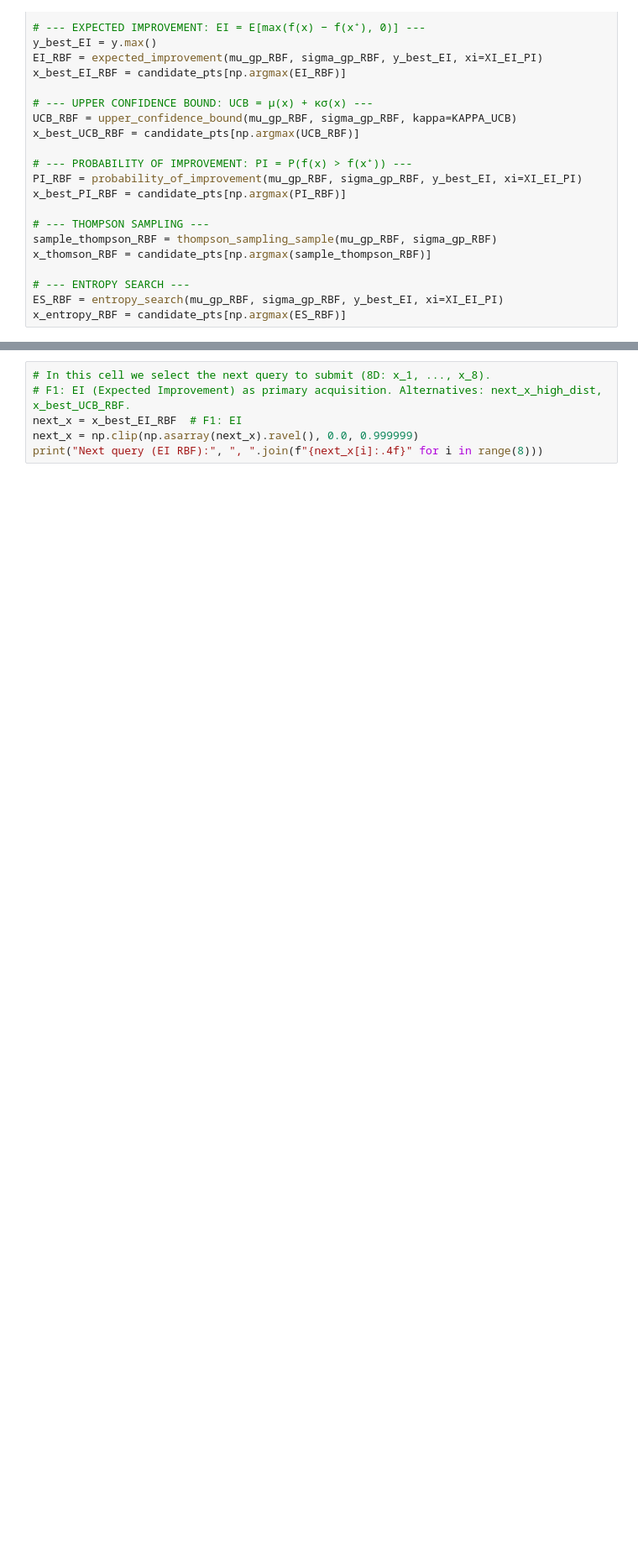
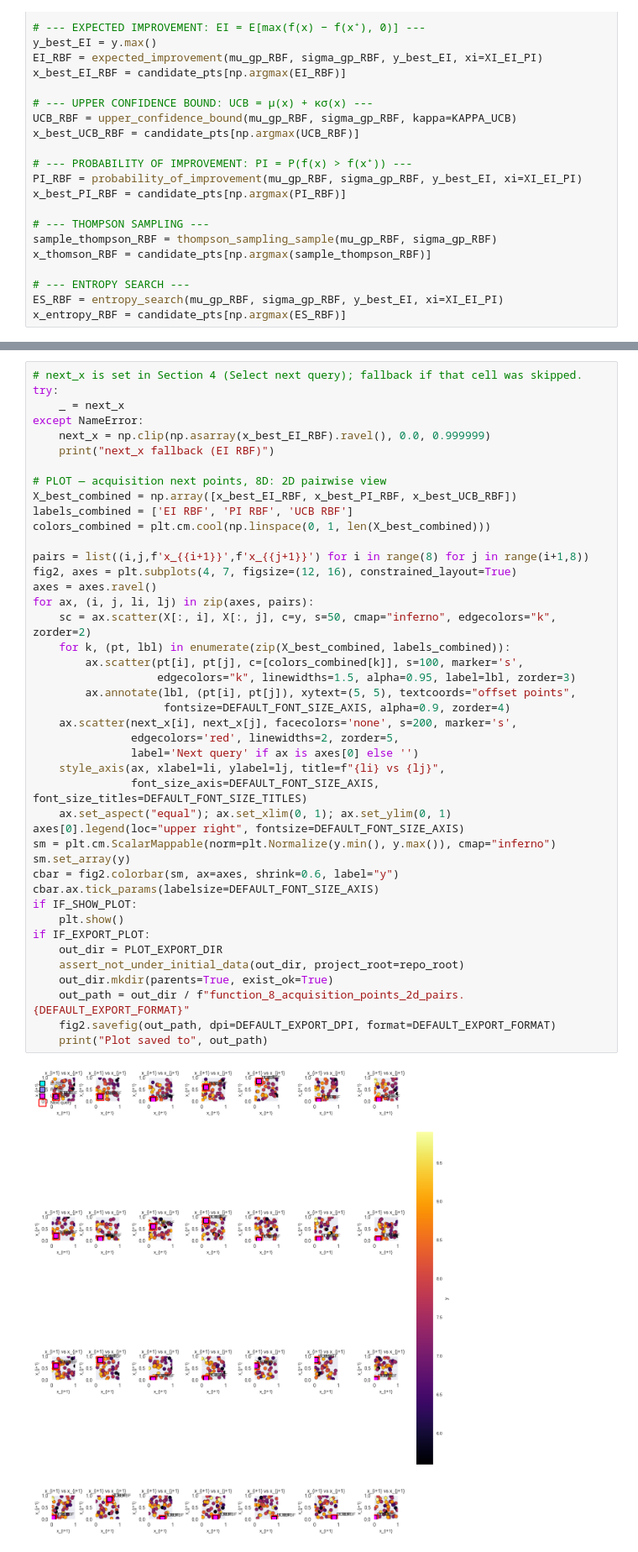
Before and after one commit to karefyllidis/black-box-optimization, a Jupyter notebook: notebooks/function_8_High-dimensional-ML-Model.ipynb, the cells around one changed output, grey strips where cells are left out. Shown at 84% size. Saved outputs shown, nothing was run; the diff lists cells and outputs as text; blank space fills up the shorter version.

```diff
--- a/notebooks/function_8_High-dimensional-ML-Model.ipynb
+++ b/notebooks/function_8_High-dimensional-ML-Model.ipynb
@@ -281,6 +389,45 @@ Pick the next input to submit. **EI RBF** (Expected Improvement with RBF kernel)
-# %%
-# In this cell we select the next query to submit (8D: x_1, ..., x_8).
-# F1: EI (Expected Improvement) as primary acquisition. Alternatives: next_x_high_dist, x_best_UCB_RBF.
-next_x = x_best_EI_RBF  # F1: EI
-next_x = np.clip(np.asarray(next_x).ravel(), 0.0, 0.999999)
-print("Next query (EI RBF):", ", ".join(f"{next_x[i]:.4f}" for i in range(8)))
+# %%
+# next_x is set in Section 4 (Select next query); fallback if that cell was skipped.
+try:
+    _ = next_x
+except NameError:
+    next_x = np.clip(np.asarray(x_best_EI_RBF).ravel(), 0.0, 0.999999)
+    print("next_x fallback (EI RBF)")
+
+# PLOT — acquisition next points, 8D: 2D pairwise view
+X_best_combined = np.array([x_best_EI_RBF, x_best_PI_RBF, x_best_UCB_RBF])
+labels_combined = ['EI RBF', 'PI RBF', 'UCB RBF']
+colors_combined = plt.cm.cool(np.linspace(0, 1, len(X_best_combined)))
+
+pairs = list((i,j,f'x_{{i+1}}',f'x_{{j+1}}') for i in range(8) for j in range(i+1,8))
+fig2, axes = plt.subplots(4, 7, figsize=(12, 16), constrained_layout=True)
+axes = axes.ravel()
+for ax, (i, j, li, lj) in zip(axes, pairs):
+    sc = ax.scatter(X[:, i], X[:, j], c=y, s=50, cmap="inferno", edgecolors="k", zorder=2)
+    for k, (pt, lbl) in enumerate(zip(X_best_combined, labels_combined)):
+        ax.scatter(pt[i], pt[j], c=[colors_combined[k]], s=100, marker='s',
+                   edgecolors="k", linewidths=1.5, alpha=0.95, label=lbl, zorder=3)
+        ax.annotate(lbl, (pt[i], pt[j]), xytext=(5, 5), textcoords="offset points",
+                    fontsize=DEFAULT_FONT_SIZE_AXIS, alpha=0.9, zorder=4)
+    ax.scatter(next_x[i], next_x[j], facecolors='none', s=200, marker='s',
+               edgecolors='red', linewidths=2, zorder=5,
+               label='Next query' if ax is axes[0] else '')
+    style_axis(ax, xlabel=li, ylabel=lj, title=f"{li} vs {lj}",
+               font_size_axis=DEFAULT_FONT_SIZE_AXIS, font_size_titles=DEFAULT_FONT_SIZE_TITLES)
+    ax.set_aspect("equal"); ax.set_xlim(0, 1); ax.set_ylim(0, 1)
+axes[0].legend(loc="upper right", fontsize=DEFAULT_FONT_SIZE_AXIS)
+sm = plt.cm.ScalarMappable(norm=plt.Normalize(y.min(), y.max()), cmap="inferno")
+sm.set_array(y)
+cbar = fig2.colorbar(sm, ax=axes, shrink=0.6, label="y")
+cbar.ax.tick_params(labelsize=DEFAULT_FONT_SIZE_AXIS)
+if IF_SHOW_PLOT:
+    plt.show()
+if IF_EXPORT_PLOT:
+    out_dir = PLOT_EXPORT_DIR
+    assert_not_under_initial_data(out_dir, project_root=repo_root)
+    out_dir.mkdir(parents=True, exist_ok=True)
+    out_path = out_dir / f"function_8_acquisition_points_2d_pairs.{DEFAULT_EXPORT_FORMAT}"
+    fig2.savefig(out_path, dpi=DEFAULT_EXPORT_DPI, format=DEFAULT_EXPORT_FORMAT)
+    print("Plot saved to", out_path)
+# %% [output]
+[figure, added]
```
Also changed, not shown: parts of 29 cells of this notebook, 7 other files.
